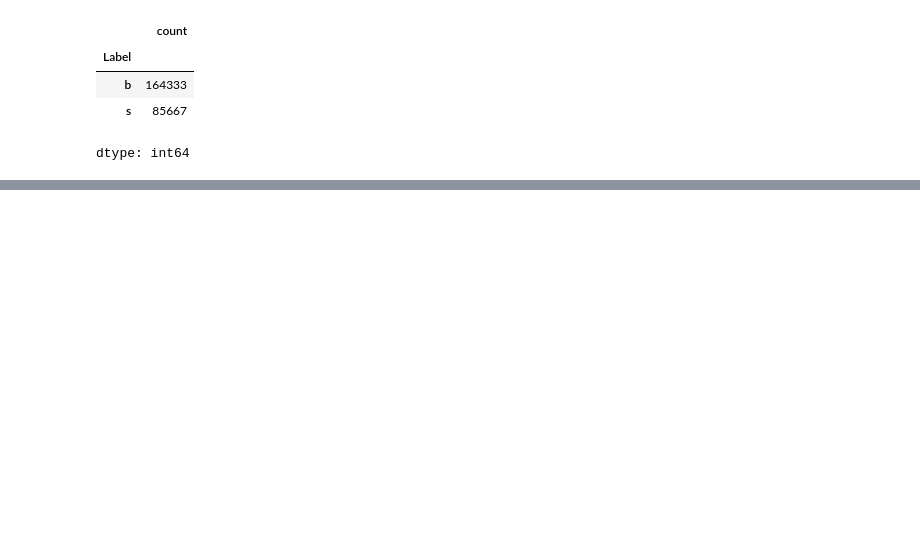
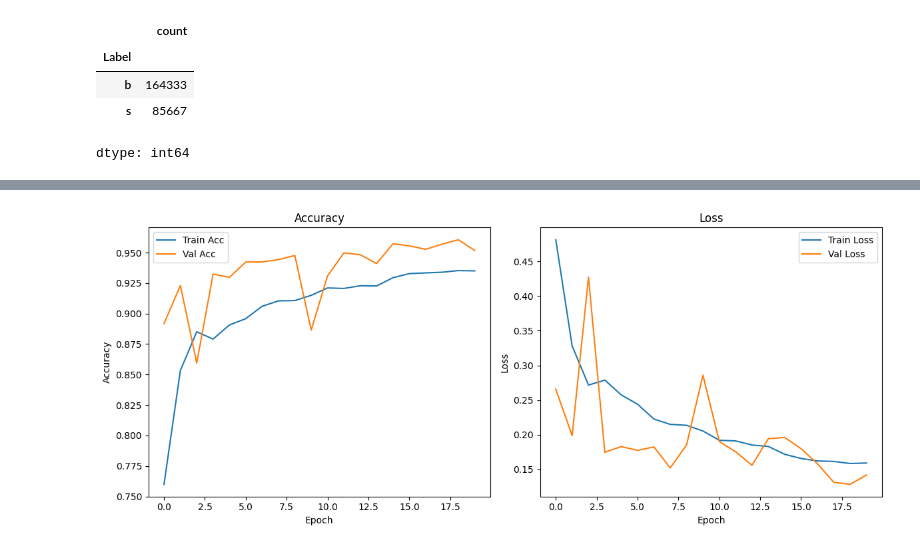
Before and after one commit to arahmanmdmajid/DS_AI_11, a Jupyter notebook: Deep_Learning_Module_Project.ipynb, the cells around one changed output, grey strips where cells are left out. Saved outputs shown, nothing was run; the diff lists cells and outputs as text; code cells hidden in the pictures; blank space fills up the shorter version.

```diff
--- a/Deep_Learning_Module_Project.ipynb
+++ b/Deep_Learning_Module_Project.ipynb
@@ -109,3 +135,2 @@ np.int64(0)
 # %%
-X = df.drop('Label', axis=1)
-y = df['Label']
+df_continuous = df.drop(['EventId', 'Label'], axis=1)
@@ -112,3 +147,6 @@ y = df['Label']
+# %%
+X = df_continuous
+y = df['Label']
 # %%
 X.shape, y.shape
 # %% [output]
@@ -462,0 +244,11 @@ print(f"XGBoost Test ROC-AUC: {roc_auc_xgb:.4f}")
+# %%
+# Trainig the model
+# Converting string labels to numerical labels
+y_train_numeric = y_train.replace({'s': 1, 'b': 0})
+y_val_numeric = y_val.replace({'s': 1, 'b': 0})
+
+history = model.fit(X_train, y_train_numeric,
+                    epochs=20,
+                    batch_size=32,
+                    validation_data=(X_val, y_val_numeric),
+                    callbacks=[early_stopping, reduce_lr])
@@ -462,0 +286,26 @@ print(f"XGBoost Test ROC-AUC: {roc_auc_xgb:.4f}")
+# %%
+def plot_training_curves(history):
+    fig, axs = plt.subplots(1, 2, figsize=(12, 5))
+
+    # Accuracy plot
+    axs[0].plot(history.history['accuracy'], label='Train Acc')
+    axs[0].plot(history.history['val_accuracy'], label='Val Acc')
+    axs[0].set_title('Accuracy')
+    axs[0].set_xlabel('Epoch')
+    axs[0].set_ylabel('Accuracy')
+    axs[0].legend()
+
+    # Loss plot
+    axs[1].plot(history.history['loss'], label='Train Loss')
+    axs[1].plot(history.history['val_loss'], label='Val Loss')
+    axs[1].set_title('Loss')
+    axs[1].set_xlabel('Epoch')
+    axs[1].set_ylabel('Loss')
+    axs[1].legend()
+
+    plt.tight_layout()
+    plt.show()
+# %%
+plot_training_curves(history)
+# %% [output]
+[figure, added]
```
Also changed, not shown: parts of 21 cells of this notebook.
